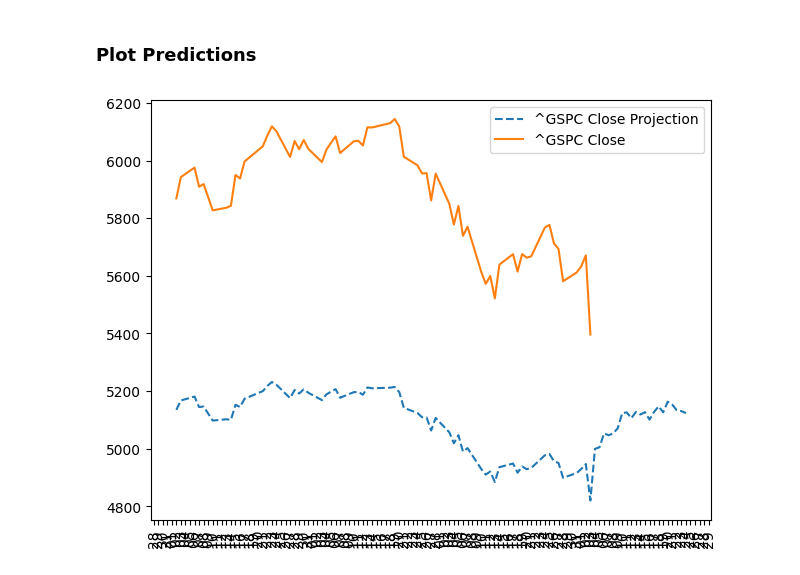
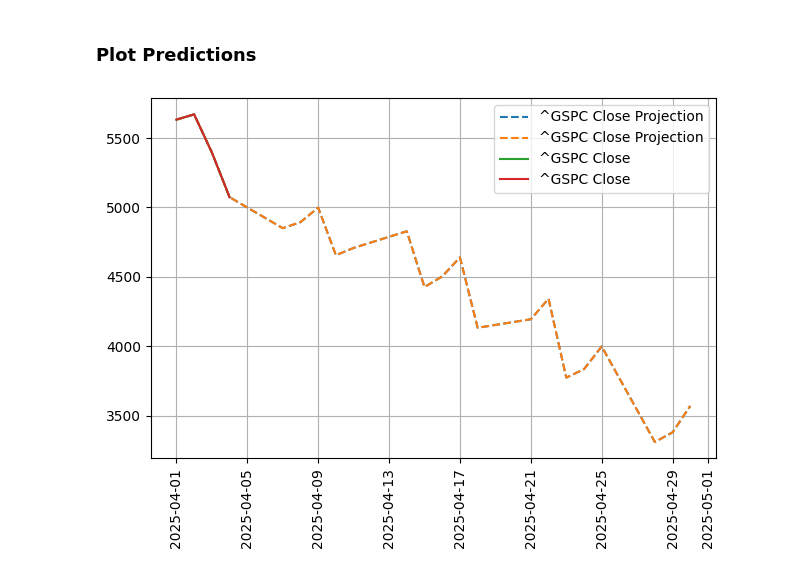
Before and after one commit to Brycekratzer/Economic-Web-DashBoard, a Jupyter notebook: model/PatchTST.ipynb, the cells around one changed output. Drawn from its saved outputs; the diff is of its cells as text; code cells hidden in the pictures.

```diff
--- a/model/PatchTST.ipynb
+++ b/model/PatchTST.ipynb
@@ -891,6 +575,25 @@ The core idea of autoregression is as follows:
 3. Based on our prediction and previous values, we make another prediction.
 
 What we are doing is creating a feedback loop where we keep making predictions based off prior predictions
+# %%
+from datetime import datetime, timedelta
+def next_business_day(date):
+    # Add one day initially
+    next_date = date + timedelta(days=1)
+
+    # Keep adding days until we reach a weekday (Monday-Friday)
+    while next_date.weekday() >= 5:  # 5 is Saturday, 6 is Sunday
+        next_date = next_date + timedelta(days=1)
+
+    return next_date
+# %%
+BATCH_SIZE = 8
+NUM_TARGET = 4
+CONTEXT_LEN = 150
+NUM_INPUT = 4
+PATCH_LEN = 10
+PATCH_STRD = 5
+NUM_PATCH = int(PATCH_LEN * .4) # 40% of our Patch
 # %%
 import pandas as pd
 from datetime import datetime, timedelta
@@ -995,11 +733,17 @@ for day in range(NUM_ITER):
 # %%
 from sklearn.preprocessing import RobustScaler
 
-original_df = pd.read_csv('../data/pre_norm_economic_data94_25.csv')
+# Load in unnormalized data and format to match features we are predicting
+original_df = pd.read_csv('../data/model_data/PreNorm_Full_Data.csv')
+original_df_50 = original_df[0:len(original_df) - PRIOR_DAYS]
+
 original_df = original_df[['DATE'] + features_to_pred]
 original_df['DATE'] = pd.to_datetime(original_df['DATE'])
 
-WINDOW_SIZE = int(365 * 1.5) # Should be the same size from the one we used to normalize, REFER TO Gather_Historical_Data.ipynb
+original_df_50 = original_df_50[['DATE'] + features_to_pred]
+original_df_50['DATE'] = pd.to_datetime(original_df_50['DATE'])
+
+WINDOW_SIZE = int(365*1.5) # Should be the same size from the one we used to normalize, REFER TO Gather_Historical_Data.ipynb
 # %%
 def norm_data_st(norm_df, df, col, window_size=90):
     denorm_df = norm_df.copy()
@@ -1062,8 +808,8 @@ def plot_time_frame_month(year_start, year_end, month_start, month_end, df1, df2
     plt.legend()
 
     # Set a tick for every day
-    plt.gca().xaxis.set_major_locator(mdates.DayLocator())
-    plt.gca().xaxis.set_major_formatter(mdates.DateFormatter('%d'))
+    # plt.gca().xaxis.set_major_locator(mdates.DayLocator())
+    # plt.gca().xaxis.set_major_formatter(mdates.DateFormatter('%d'))
 
     plt.xticks(rotation=90)
     plt.grid(True)
@@ -1115,6 +861,7 @@ def plot_time_frame_year_x1(year_start, year_end, df1, df2, x1):
 # %%
 original_df['DATE'] = pd.to_datetime(original_df['DATE'])
 
-plot_time_frame_year_x1(2025, 2025, original_df, unnorm_df, features_to_pred[0])
+plot_time_frame_month(2025, 2025, 4, 4, original_df, unnorm_df, features_to_pred[0], features_to_pred[0])
+# plot_time_frame_year_x1(2000, 2025,original_df, unnorm_df, features_to_pred[0])
 # %% [output]
-[figure, old version]
+[figure, new version]
```
Also changed, not shown: parts of 36 cells of this notebook, 27 other files.
